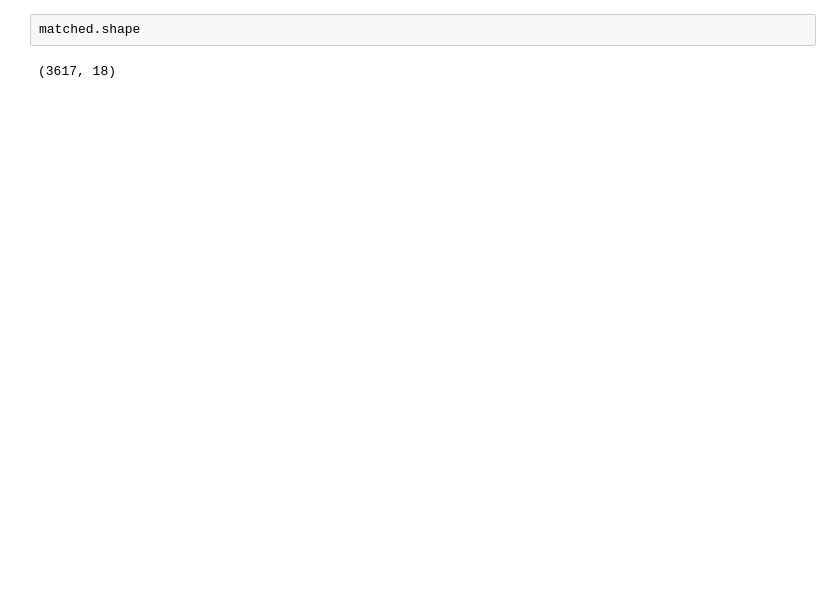
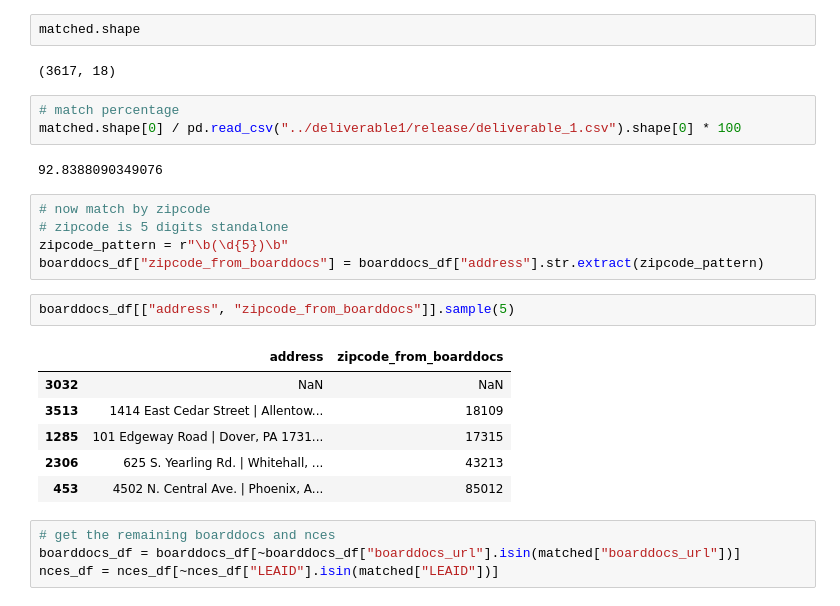
Before and after one commit to audrey-tan/cepr_boarddocs, a Jupyter notebook: deliverable2/merge_nces.ipynb, the cells around one changed output. Cells and saved outputs as stored; diff of their text form; blank space fills up the shorter version.

```diff
--- a/deliverable2/merge_nces.ipynb
+++ b/deliverable2/merge_nces.ipynb
@@ -260,3 +260,26 @@ matched.head()
 matched.shape
 # %% [output]
 (3617, 18)
+# %%
+# match percentage
+matched.shape[0] / pd.read_csv("../deliverable1/release/deliverable_1.csv").shape[0] * 100
+# %% [output]
+92.8388090349076
+# %%
+# now match by zipcode
+# zipcode is 5 digits standalone
+zipcode_pattern = r"\b(\d{5})\b"
+boarddocs_df["zipcode_from_boarddocs"] = boarddocs_df["address"].str.extract(zipcode_pattern)
+# %%
+boarddocs_df[["address", "zipcode_from_boarddocs"]].sample(5)
+# %% [output]
+|  | address | zipcode_from_boarddocs |
+| 3032 | NaN | NaN |
+| 3513 | 1414 East Cedar Street | Allentow... | 18109 |
+| 1285 | 101 Edgeway Road | Dover, PA 1731... | 17315 |
+| 2306 | 625 S. Yearling Rd. | Whitehall, ... | 43213 |
+| 453 | 4502 N. Central Ave. | Phoenix, A... | 85012 |
+# %%
+# get the remaining boarddocs and nces
+boarddocs_df = boarddocs_df[~boarddocs_df["boarddocs_url"].isin(matched["boarddocs_url"])]
+nces_df = nces_df[~nces_df["LEAID"].isin(matched["LEAID"])]
```
Also changed, not shown: parts of 22 cells of this notebook, 4 other files.
